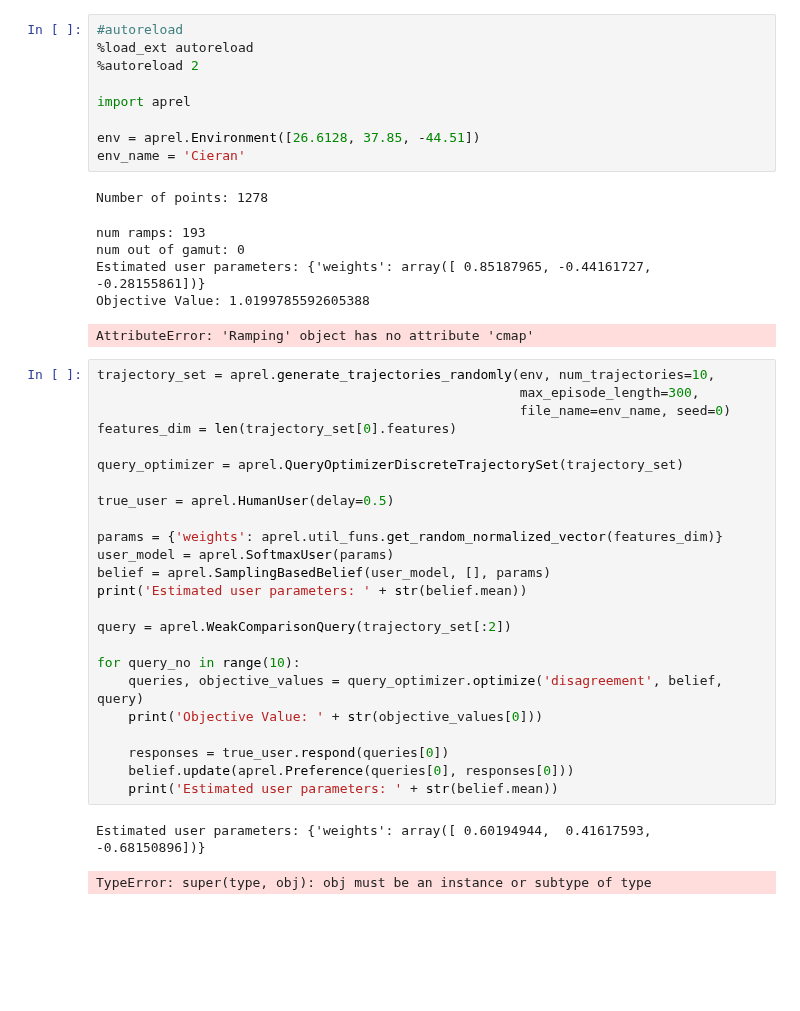
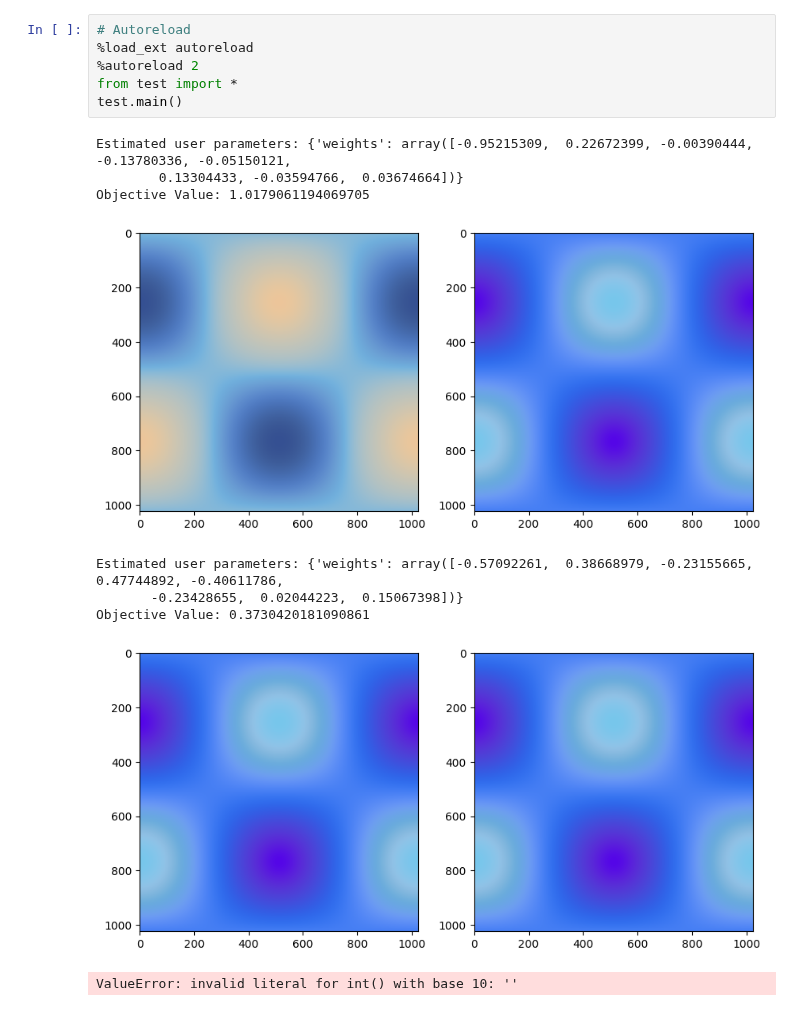
Before and after one commit to matthhong/cieran, a Jupyter notebook: test.ipynb, the cells around one changed output. Drawn from its saved outputs; the diff is of its cells as text; blank space fills up the shorter version.

```diff
--- a/test.ipynb
+++ b/test.ipynb
@@ -1,43 +1,16 @@
-# %%
-#autoreload
-%load_ext autoreload
-%autoreload 2
-
-import aprel
-
-env = aprel.Environment([26.6128, 37.85, -44.51])
-env_name = 'Cieran'
-# %% [output]
-Number of points: 1278
-num ramps: 193
-num out of gamut: 0
-Estimated user parameters: {'weights': array([ 0.85187965, -0.44161727, -0.28155861])}
-Objective Value: 1.0199785592605388
-AttributeError: 'Ramping' object has no attribute 'cmap'
-# %%
-trajectory_set = aprel.generate_trajectories_randomly(env, num_trajectories=10,
-                                                      max_episode_length=300,
-                                                      file_name=env_name, seed=0)
-features_dim = len(trajectory_set[0].features)
-
-query_optimizer = aprel.QueryOptimizerDiscreteTrajectorySet(trajectory_set)
-
-true_user = aprel.HumanUser(delay=0.5)
-
-params = {'weights': aprel.util_funs.get_random_normalized_vector(features_dim)}
-user_model = aprel.SoftmaxUser(params)
-belief = aprel.SamplingBasedBelief(user_model, [], params)
-print('Estimated user parameters: ' + str(belief.mean))
-
-query = aprel.WeakComparisonQuery(trajectory_set[:2])
-
-for query_no in range(10):
-    queries, objective_values = query_optimizer.optimize('disagreement', belief, query)
-    print('Objective Value: ' + str(objective_values[0]))
-
-    responses = true_user.respond(queries[0])
-    belief.update(aprel.Preference(queries[0], responses[0]))
-    print('Estimated user parameters: ' + str(belief.mean))
-# %% [output]
-Estimated user parameters: {'weights': array([ 0.60194944,  0.41617593, -0.68150896])}
-TypeError: super(type, obj): obj must be an instance or subtype of type
+# %%
+# Autoreload
+%load_ext autoreload
+%autoreload 2
+from test import *
+test.main()
+# %% [output]
+Estimated user parameters: {'weights': array([-0.95215309,  0.22672399, -0.00390444, -0.13780336, -0.05150121,
+        0.13304433, -0.03594766,  0.03674664])}
+Objective Value: 1.0179061194069705
+[figure, added]
+Estimated user parameters: {'weights': array([-0.57092261,  0.38668979, -0.23155665,  0.47744892, -0.40611786,
+       -0.23428655,  0.02044223,  0.15067398])}
+Objective Value: 0.3730420181090861
+[figure, added]
+ValueError: invalid literal for int() with base 10: ''
```
Also changed, not shown: parts of 2 cells of this notebook, 9 other files.
